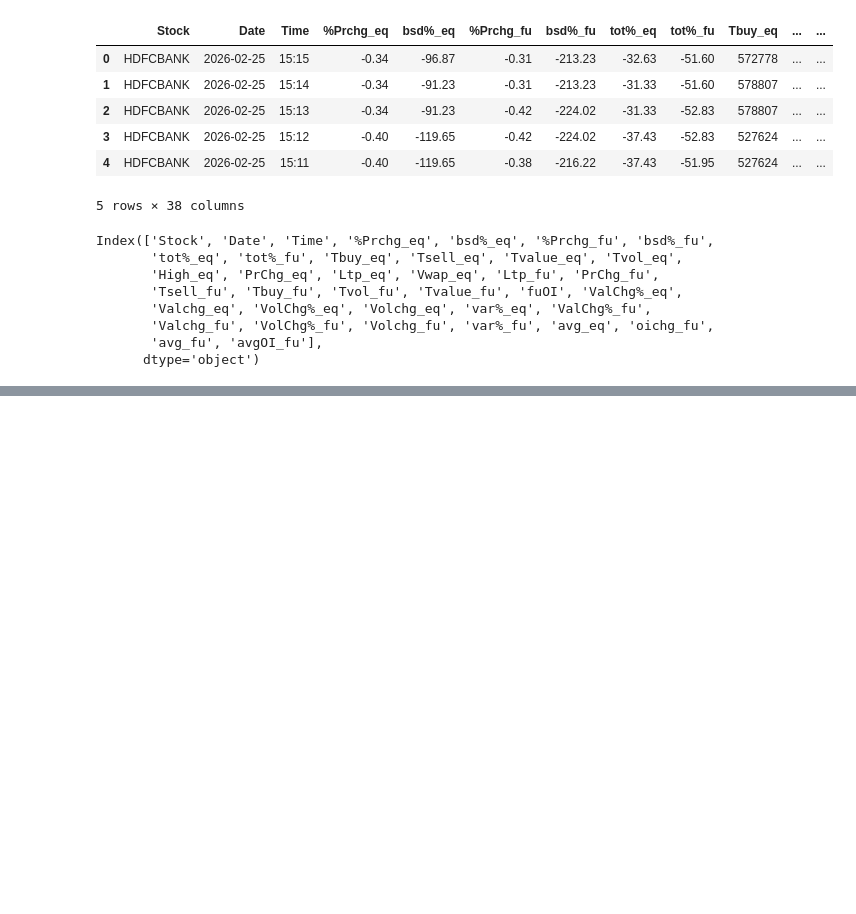
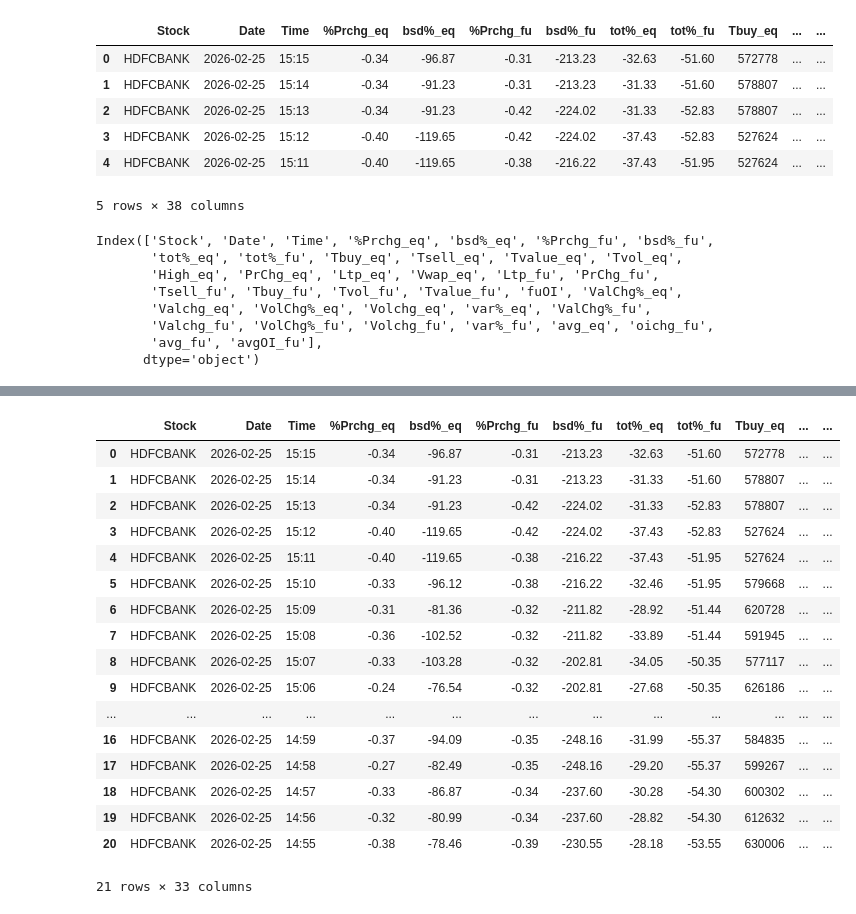
Before and after one commit to shailsun28/stockshortlisting, a Jupyter notebook: Untitled5.ipynb, the cells around one changed output, grey strips where cells are left out. Drawn from its saved outputs; the diff is of its cells as text; code cells hidden in the pictures; blank space fills up the shorter version.

```diff
--- a/Untitled5.ipynb
+++ b/Untitled5.ipynb
@@ -458,3 +458,11 @@ Index(['Stock', 'Date', 'Time', '%Prchg_eq', 'bsd%_eq', '%Prchg_fu', 'bsd%_fu',
        'Valchg_fu', 'VolChg%_fu', 'Volchg_fu', 'var%_fu', 'avg_eq', 'oichg_fu',
        'avg_fu', 'avgOI_fu'],
       dtype='object')
+# %%
+    newcol = ['Stock', 'Date', 'Time', '%Prchg_eq','bsd%_eq', '%Prchg_fu', 'bsd%_fu',
+              'tot%_eq', 'tot%_fu', 'Tbuy_eq', 'Tsell_eq',
+              'High_eq', 'PrChg_eq', 'Ltp_eq', 'Vwap_eq', 'Ltp_fu','PrChg_fu',
+              'Tsell_fu', 'Tbuy_fu','fuOI',
+              'ValChg%_eq', 'Valchg_eq', 'VolChg%_eq', 'Volchg_eq', 'var%_eq',
+              'ValChg%_fu', 'Valchg_fu', 'VolChg%_fu', 'Volchg_fu', 'VolChg%_fu','var%_fu',
+              'avg_eq', 'oichg_fu']
@@ -460,0 +479,22 @@ Index(['Stock', 'Date', 'Time', '%Prchg_eq', 'bsd%_eq', '%Prchg_fu', 'bsd%_fu',
+# %%
+newdf = buysell_df_single[newcol]
+newdf.head(21)
+# %% [output]
+|  | Stock | Date | Time | %Prchg_eq | bsd%_eq | %Prchg_fu | bsd%_fu | tot%_eq | tot%_fu | Tbuy_eq | ... | ... |
+| 0 | HDFCBANK | 2026-02-25 | 15:15 | -0.34 | -96.87 | -0.31 | -213.23 | -32.63 | -51.60 | 572778 | ... | ... |
+| 1 | HDFCBANK | 2026-02-25 | 15:14 | -0.34 | -91.23 | -0.31 | -213.23 | -31.33 | -51.60 | 578807 | ... | ... |
+| 2 | HDFCBANK | 2026-02-25 | 15:13 | -0.34 | -91.23 | -0.42 | -224.02 | -31.33 | -52.83 | 578807 | ... | ... |
+| 3 | HDFCBANK | 2026-02-25 | 15:12 | -0.40 | -119.65 | -0.42 | -224.02 | -37.43 | -52.83 | 527624 | ... | ... |
+| 4 | HDFCBANK | 2026-02-25 | 15:11 | -0.40 | -119.65 | -0.38 | -216.22 | -37.43 | -51.95 | 527624 | ... | ... |
+| 5 | HDFCBANK | 2026-02-25 | 15:10 | -0.33 | -96.12 | -0.38 | -216.22 | -32.46 | -51.95 | 579668 | ... | ... |
+| 6 | HDFCBANK | 2026-02-25 | 15:09 | -0.31 | -81.36 | -0.32 | -211.82 | -28.92 | -51.44 | 620728 | ... | ... |
+| 7 | HDFCBANK | 2026-02-25 | 15:08 | -0.36 | -102.52 | -0.32 | -211.82 | -33.89 | -51.44 | 591945 | ... | ... |
+| 8 | HDFCBANK | 2026-02-25 | 15:07 | -0.33 | -103.28 | -0.32 | -202.81 | -34.05 | -50.35 | 577117 | ... | ... |
+| 9 | HDFCBANK | 2026-02-25 | 15:06 | -0.24 | -76.54 | -0.32 | -202.81 | -27.68 | -50.35 | 626186 | ... | ... |
+| ... | ... | ... | ... | ... | ... | ... | ... | ... | ... | ... | ... | ... |
+| 16 | HDFCBANK | 2026-02-25 | 14:59 | -0.37 | -94.09 | -0.35 | -248.16 | -31.99 | -55.37 | 584835 | ... | ... |
+| 17 | HDFCBANK | 2026-02-25 | 14:58 | -0.27 | -82.49 | -0.35 | -248.16 | -29.20 | -55.37 | 599267 | ... | ... |
+| 18 | HDFCBANK | 2026-02-25 | 14:57 | -0.33 | -86.87 | -0.34 | -237.60 | -30.28 | -54.30 | 600302 | ... | ... |
+| 19 | HDFCBANK | 2026-02-25 | 14:56 | -0.32 | -80.99 | -0.34 | -237.60 | -28.82 | -54.30 | 612632 | ... | ... |
+| 20 | HDFCBANK | 2026-02-25 | 14:55 | -0.38 | -78.46 | -0.39 | -230.55 | -28.18 | -53.55 | 630006 | ... | ... |
+21 rows × 33 columns
```
Also changed, not shown: parts of 1 cell of this notebook.
